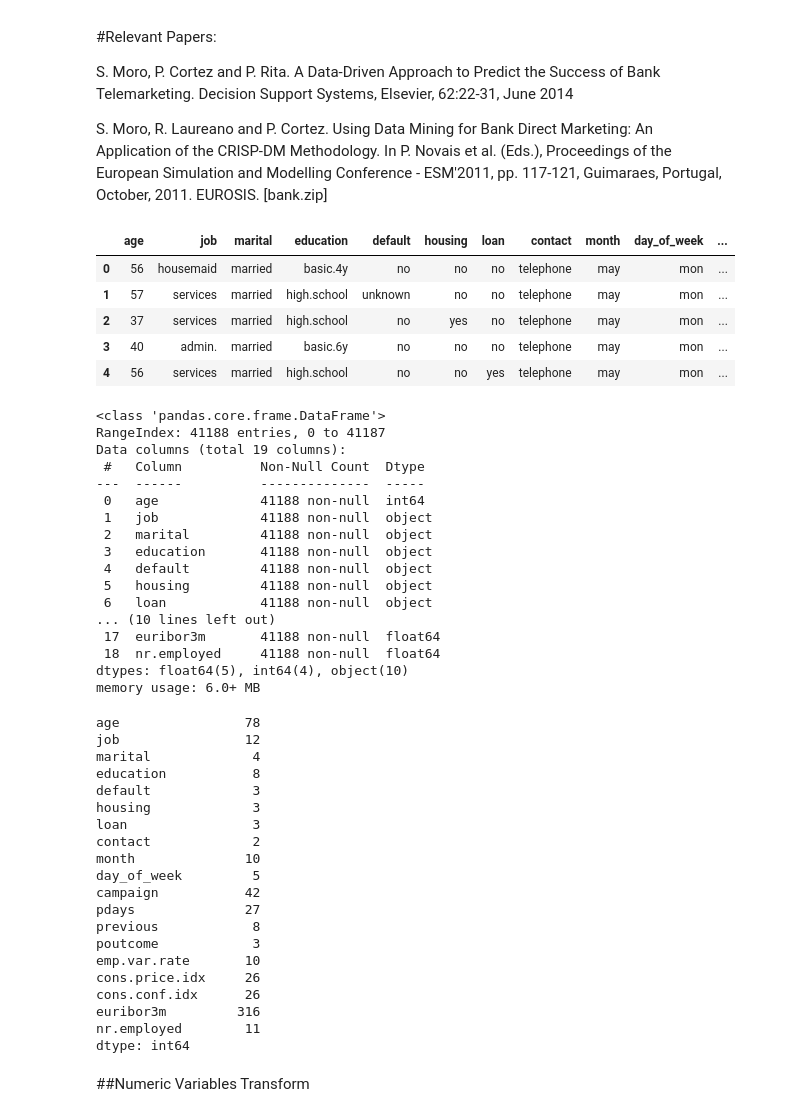
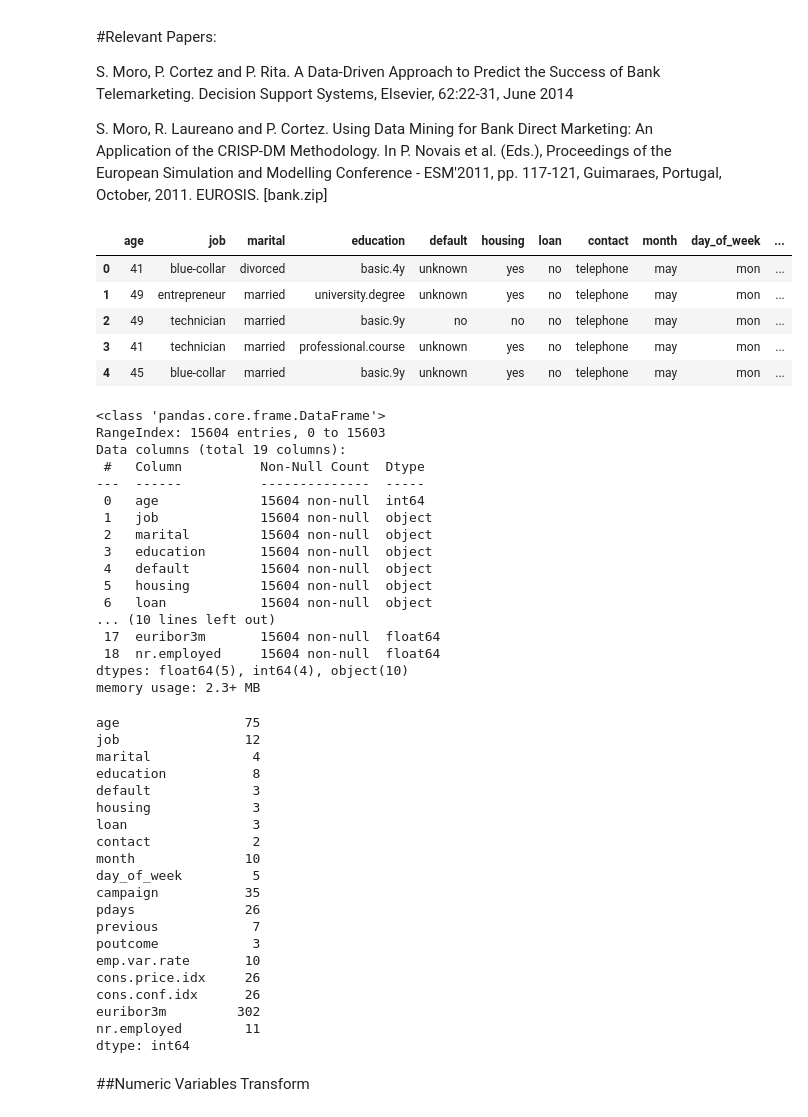
Before and after one commit to LJ1201/MSDS-490-Bank_Campaign, a Jupyter notebook: BankMkting_clustering.ipynb, the cells around one changed output. Cells and saved outputs as stored; diff of their text form; code cells hidden in the pictures.

```diff
--- a/BankMkting_clustering.ipynb
+++ b/BankMkting_clustering.ipynb
@@ -129,4 +129,14 @@ data_full = data.copy()
 data_full = data.drop(['duration'],axis = 1)
 # %%
 np.random.seed(42)
+# %%
+data_full_yes = data_full[data_full['y'] == 'yes']
+data_full_no = data_full[data_full['y'] == 'no']
+# %%
+data_full_no = data_full_no.sample(frac = 0.3)
+# %%
+data_full_sample = pd.concat([data_full_yes, data_full_no], sort=False)
+# %%
+data_full_sample = data_full_sample.reset_index()
+data_full_sample = data_full_sample.drop(['index'], axis = 1)
 # %%
@@ -139,40 +148,40 @@ np.random.seed(42)
 # data_no_target = data_full_yes.drop(['y'],axis=1)
 # data_no_target.head()
 # %%
-target = data_full[['y']]
-data_no_target = data_full.drop(['y'],axis=1)
+target = data_full_sample[['y']]
+data_no_target = data_full_sample.drop(['y'],axis=1)
 data_no_target.head()
 # %% [output]
 |  | age | job | marital | education | default | housing | loan | contact | month | day_of_week | ... |
-| 0 | 56 | housemaid | married | basic.4y | no | no | no | telephone | may | mon | ... |
-| 1 | 57 | services | married | high.school | unknown | no | no | telephone | may | mon | ... |
-| 2 | 37 | services | married | high.school | no | yes | no | telephone | may | mon | ... |
-| 3 | 40 | admin. | married | basic.6y | no | no | no | telephone | may | mon | ... |
-| 4 | 56 | services | married | high.school | no | no | yes | telephone | may | mon | ... |
+| 0 | 41 | blue-collar | divorced | basic.4y | unknown | yes | no | telephone | may | mon | ... |
+| 1 | 49 | entrepreneur | married | university.degree | unknown | yes | no | telephone | may | mon | ... |
+| 2 | 49 | technician | married | basic.9y | no | no | no | telephone | may | mon | ... |
+| 3 | 41 | technician | married | professional.course | unknown | yes | no | telephone | may | mon | ... |
+| 4 | 45 | blue-collar | married | basic.9y | unknown | yes | no | telephone | may | mon | ... |
 # %%
 data_no_target.info()
 # %% [output]
 <class 'pandas.core.frame.DataFrame'>
-RangeIndex: 41188 entries, 0 to 41187
+RangeIndex: 15604 entries, 0 to 15603
 Data columns (total 19 columns):
  #   Column          Non-Null Count  Dtype
 ---  ------          --------------  -----
- 0   age             41188 non-null  int64
- 1   job             41188 non-null  object
- 2   marital         41188 non-null  object
- 3   education       41188 non-null  object
- 4   default         41188 non-null  object
- 5   housing         41188 non-null  object
- 6   loan            41188 non-null  object
+ 0   age             15604 non-null  int64
+ 1   job             15604 non-null  object
+ 2   marital         15604 non-null  object
+ 3   education       15604 non-null  object
+ 4   default         15604 non-null  object
+ 5   housing         15604 non-null  object
+ 6   loan            15604 non-null  object
 ... (10 lines left out)
- 17  euribor3m       41188 non-null  float64
- 18  nr.employed     41188 non-null  float64
+ 17  euribor3m       15604 non-null  float64
+ 18  nr.employed     15604 non-null  float64
 dtypes: float64(5), int64(4), object(10)
-memory usage: 6.0+ MB
+memory usage: 2.3+ MB
 # %%
 data_no_target.nunique()
 # %% [output]
-age                78
+age                75
 job                12
 marital             4
 education           8
@@ -182,14 +191,14 @@ loan                3
 contact             2
 month              10
 day_of_week         5
-campaign           42
-pdays              27
-previous            8
+campaign           35
+pdays              26
+previous            7
 poutcome            3
 emp.var.rate       10
 cons.price.idx     26
 cons.conf.idx      26
-euribor3m         316
+euribor3m         302
 nr.employed        11
 dtype: int64
 # %%
```
Also changed, not shown: parts of 66 cells of this notebook.
